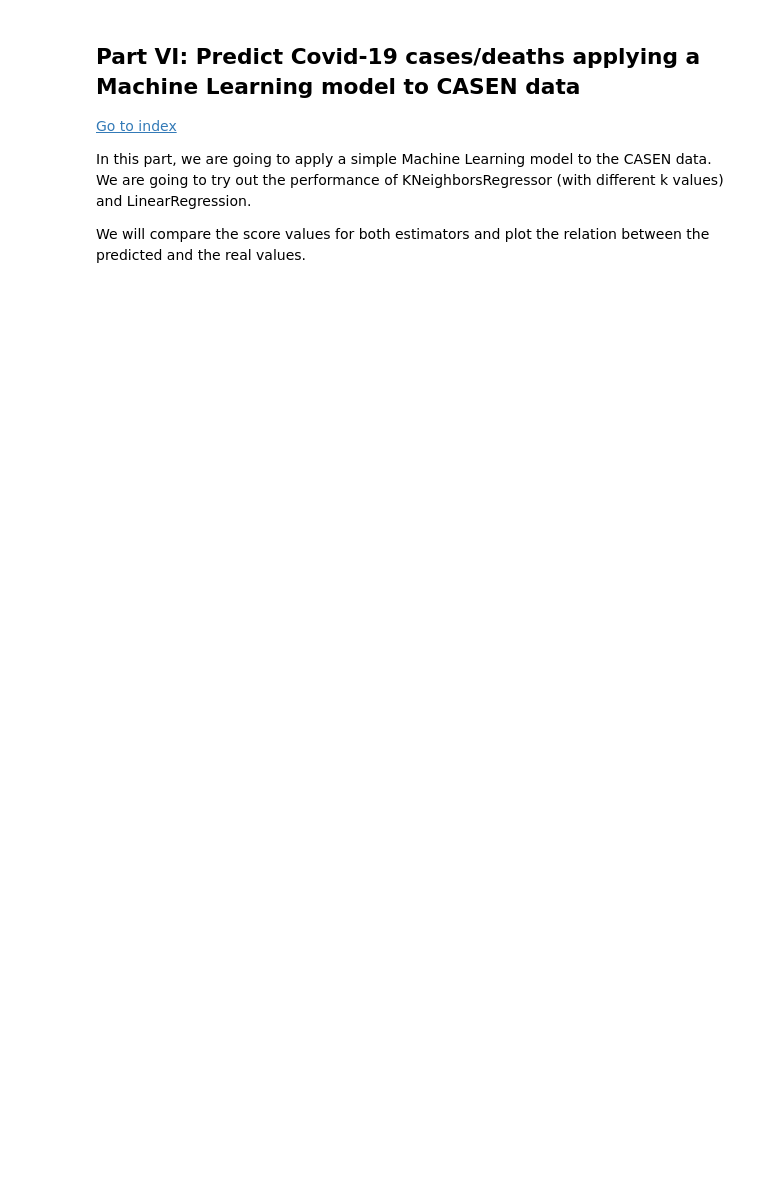
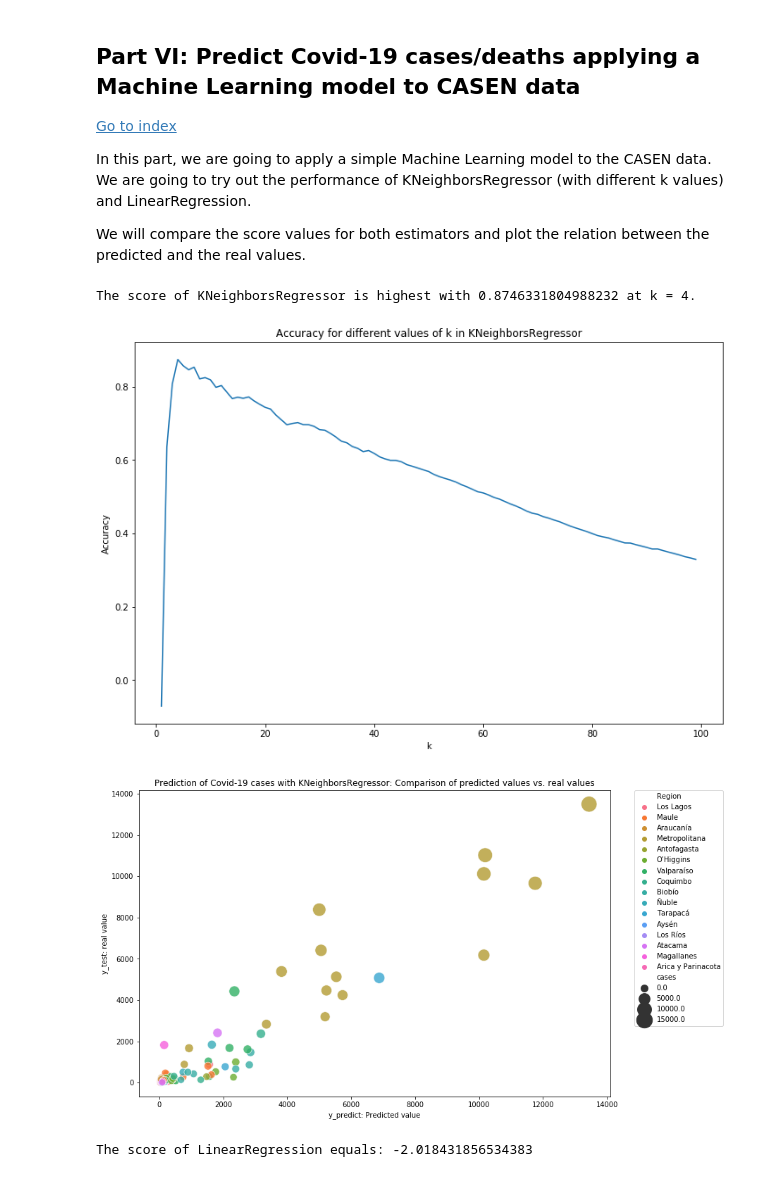
Before and after one commit to muellermax/Chile-Capstone, a Jupyter notebook: Chile Capstone.ipynb, the cells around one changed output. Saved outputs shown, nothing was run; the diff lists cells and outputs as text; code cells hidden in the pictures; blank space fills up the shorter version.

```diff
--- a/Chile Capstone.ipynb
+++ b/Chile Capstone.ipynb
@@ -909,4 +956,9 @@ def create_model(df, casen_data, title, m=0, n=1000):
     plt.ylabel('y_test: real value')
     plt.legend(scatterpoints=1, frameon=True, labelspacing=.5, bbox_to_anchor=(1.05, 1), loc=2, borderaxespad=0.)
 # %%
-create_model(cases_districts, casen_rel_all, 'cases', m=0, n=1000)
+create_model(cases_districts, casen_rel, 'cases', m=0, n=1000)
+# %% [output]
+The score of KNeighborsRegressor is highest with 0.8746331804988232 at k = 4.
+[figure, added]
+[figure, added]
+The score of LinearRegression equals: -2.018431856534383
```
Also changed, not shown: parts of 24 cells of this notebook, 1 other file.
